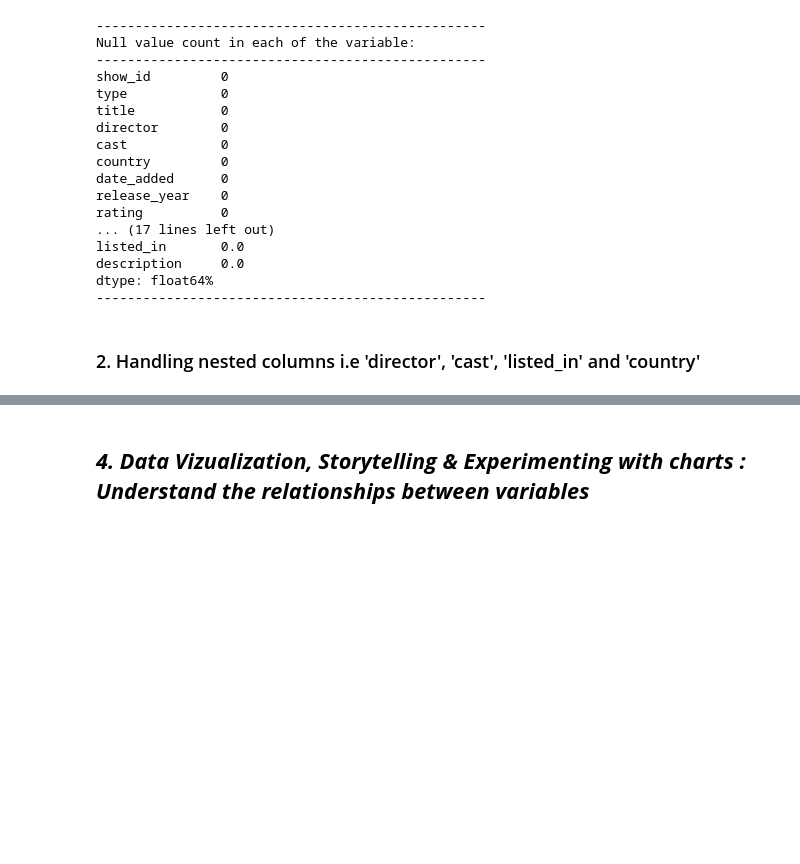
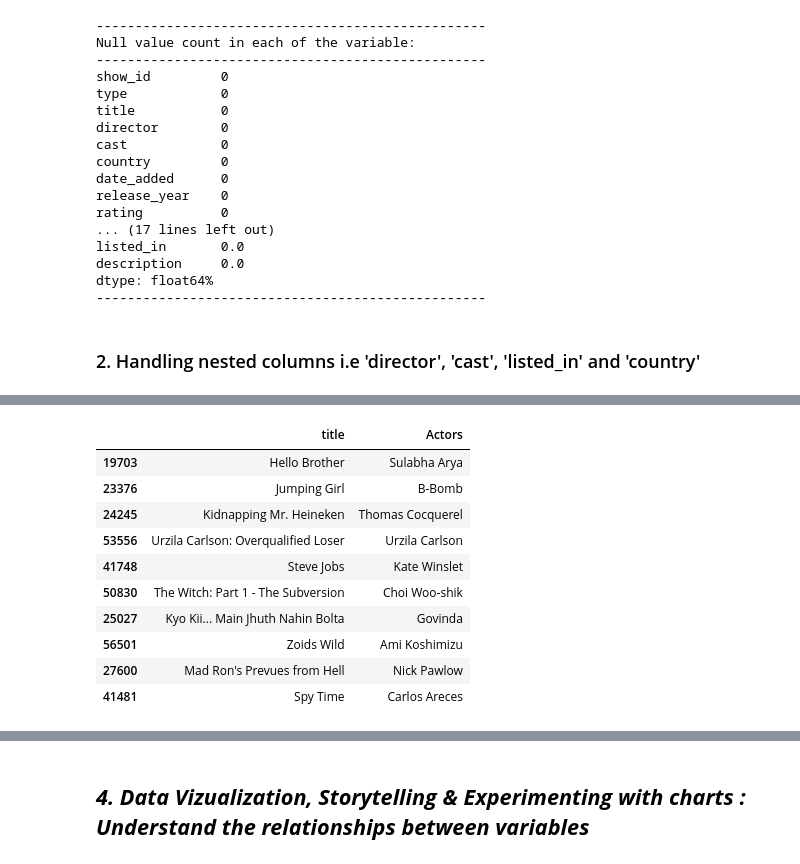
Before and after one commit to Amrit007-droid/Netflix_Movies_And_TvShows_Clustering_, a Jupyter notebook: Amrit_Saikia_Netflix_Movies_And_TvShows_Clustering_.ipynb, the cells around one changed output, grey strips where cells are left out. Drawn from its saved outputs; the diff is of its cells as text; code cells hidden in the pictures; blank space fills up the shorter version.

```diff
--- a/Amrit_Saikia_Netflix_Movies_And_TvShows_Clustering_.ipynb
+++ b/Amrit_Saikia_Netflix_Movies_And_TvShows_Clustering_.ipynb
@@ -516,0 +538,21 @@ df_new= df.copy()
+# %%
+# Unnesting 'cast' column
+cast_constraint=df['cast'].apply(lambda x: str(x).split(', ')).tolist()
+df2 = pd.DataFrame(cast_constraint, index = df['title'])
+df2 = df2.stack()
+df2 = pd.DataFrame(df2.reset_index())
+df2.rename(columns={0:'Actors'},inplace=True)
+df2 = df2.drop(['level_1'],axis=1)
+df2.sample(10)
+# %% [output]
+|  | title | Actors |
+| 19703 | Hello Brother | Sulabha Arya |
+| 23376 | Jumping Girl | B-Bomb |
+| 24245 | Kidnapping Mr. Heineken | Thomas Cocquerel |
+| 53556 | Urzila Carlson: Overqualified Loser | Urzila Carlson |
+| 41748 | Steve Jobs | Kate Winslet |
+| 50830 | The Witch: Part 1 - The Subversion | Choi Woo-shik |
+| 25027 | Kyo Kii... Main Jhuth Nahin Bolta | Govinda |
+| 56501 | Zoids Wild | Ami Koshimizu |
+| 27600 | Mad Ron's Prevues from Hell | Nick Pawlow |
+| 41481 | Spy Time | Carlos Areces |
```
Also changed, not shown: parts of 13 cells of this notebook.
